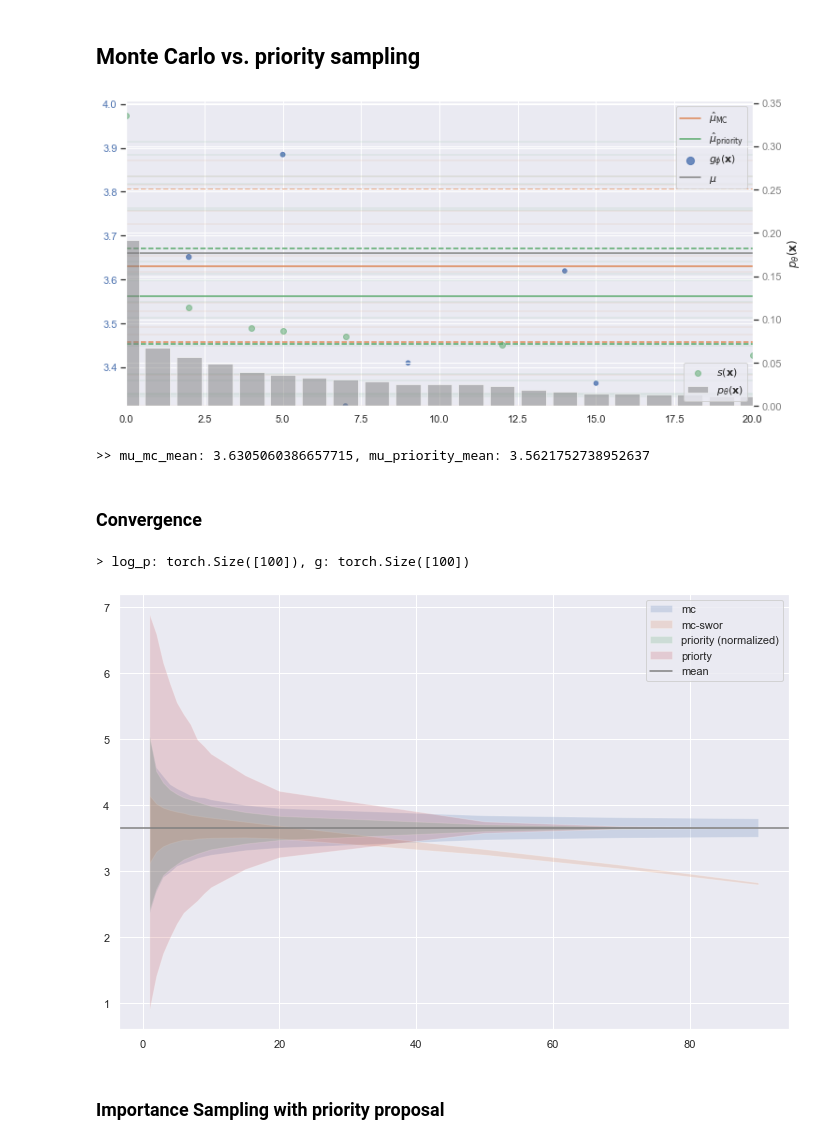
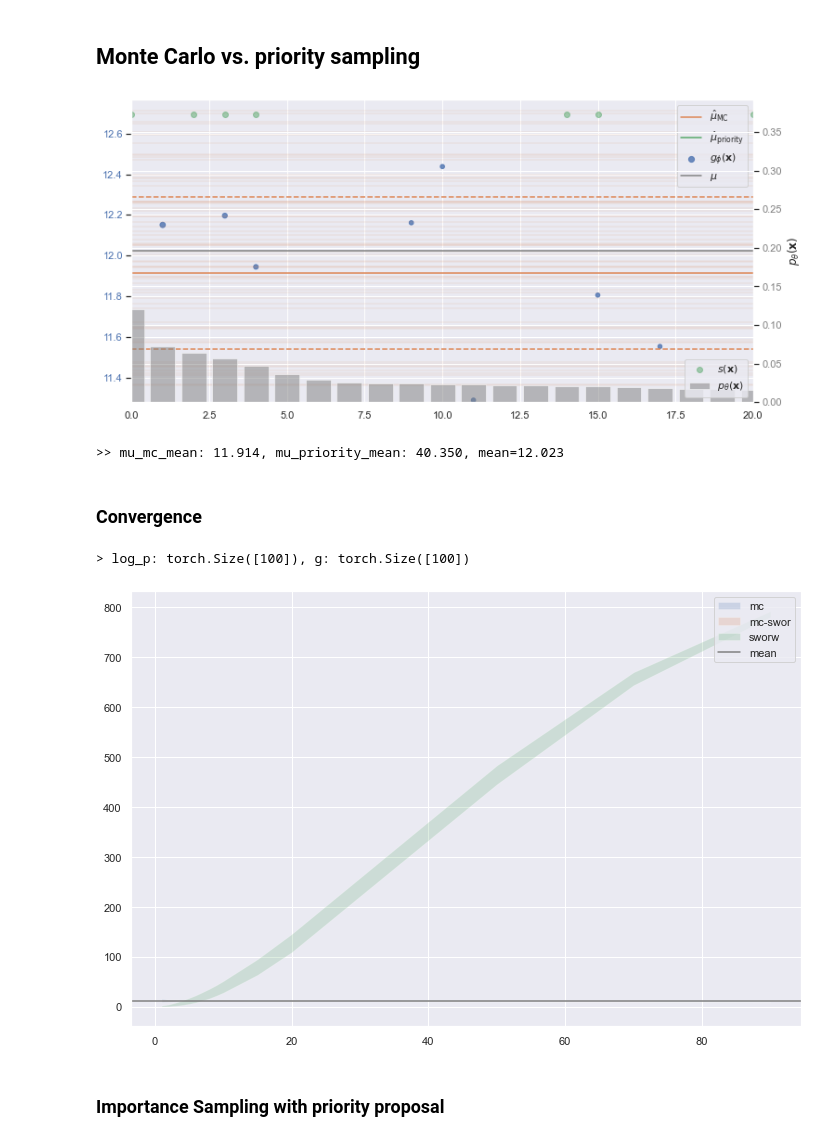
Before and after one commit to FindZebra/fz-openqa, a Jupyter notebook: notebooks/priority_sampling.ipynb, the cells around one changed output. Cells and saved outputs as stored; diff of their text form; code cells hidden in the pictures.

Commit message:
weighted MC notebook

```diff
--- a/notebooks/priority_sampling.ipynb
+++ b/notebooks/priority_sampling.ipynb
@@ -99,7 +78,7 @@ plt.show()
 ## Monte Carlo vs. priority sampling
 # %%
 m = 10
-n_samples = 20
+n_samples = 100
 log_p_ = log_p.view(1, -1).repeat(n_samples, 1)
 g_ = g.view(1, -1).repeat(n_samples, 1)
 
@@ -119,9 +98,9 @@ ax1.axhline(mu_mc_mean + 0.5 * mu_mc.std(-1), color=colors[1], alpha=1, linestyl
 ax1.axhline(mu_mc_mean - 0.5 * mu_mc.std(-1), color=colors[1], alpha=1, linestyle="--")
 
 # priority sampling estimate
-z, log_qz = priority_sample(log_p_, m, mode="exponential")
+z, log_qz = sworw_sample(log_p_, m)
 s = (log_p_.gather(dim=1, index=z) - log_qz).exp()
-s = s / s.sum(-1, keepdim=True)
+# s = s / s.sum(-1, keepdim=True)
 mu_priority = (s * g_.gather(dim=1, index=z)).sum(dim=1)
 for mu_priority_ in mu_priority[:100]:
     ax1.axhline(mu_priority_, color=colors[2], alpha=1e-1)
@@ -132,7 +111,8 @@ ax1.axhline(mu_priority_mean - 0.5 * mu_priority.std(-1), color=colors[2], alpha
 ax2.scatter(z[0], s[0].numpy(), label=r"$s(\mathbf{x})$", color=colors[2], alpha=0.5)
 
 # data
-ax1.scatter(x, g.numpy(), s=20 + (50 *log_p.exp().numpy())**2, label=r"$g_\phi(\mathbf{x})$", color=colors[0], alpha=0.8)
+ax1.scatter(x, g.numpy(), s=20 + (50 * log_p.exp().numpy()) ** 2, label=r"$g_\phi(\mathbf{x})$",
+            color=colors[0], alpha=0.8)
 ax2.bar(x, log_p.exp().numpy(), label=r"$p_\theta(\mathbf{x})$", color="gray", alpha=0.5)
 ax1.axhline(mu, color="gray", label="$\mu$")
 ax1.legend(loc="upper right", )
@@ -142,19 +122,15 @@ ax2.tick_params(axis="y", labelcolor="gray")
 plt.xlim(0, 20)
 ax1.set_ylim(mu - mu_mc.std(-1), mu + mu_mc.std(-1))
 plt.show()
-rich.print(f">> mu_mc_mean: {mu_mc_mean}, mu_priority_mean: {mu_priority_mean}")
+rich.print(f">> mu_mc_mean: {mu_mc_mean:.3f}, "
+           f"mu_priority_mean: {mu_priority_mean:.3f}, "
+           f"mean={mu:.3f}")
 # %% [output]
-[figure, old version]
+[figure, new version]
->> mu_mc_mean: 3.6305060386657715, mu_priority_mean: 3.5621752738952637
+>> mu_mc_mean: 11.914, mu_priority_mean: 40.350, mean=12.023
 # %% [markdown]
 ### Convergence
 # %%
-
-from typing import Tuple
-
-
-
-
 from collections import defaultdict
 
 rich.print(f"> log_p: {log_p.shape}, g: {g.shape}")
@@ -166,52 +142,54 @@ g_ = g.view(1, -1).repeat(n_samples, 1)
 f_ = f.view(1, -1).repeat(n_samples, 1)
 
 data = defaultdict(list)
-for m in [1, 2, 3, 4, 5, 6, 7, 8, 9, 10,15, 20, 50, 70, 90]:
+for m in [1, 2, 3, 4, 5, 6, 7, 8, 9, 10, 15, 20, 50, 70, 90]:
     data['m'] += [m]
     z = log_p_.exp().multinomial(m, replacement=True)
     mu_mc = g_.gather(dim=-1, index=z).mean(dim=1)
     mu_mc_upper = mu_mc.quantile(delta, dim=-1)
-    mu_mc_lower = mu_mc.quantile(1-delta, dim=-1)
+    mu_mc_lower = mu_mc.quantile(1 - delta, dim=-1)
     data['mc_upper'] += [mu_mc_upper.item()]
     data['mc_lower'] += [mu_mc_lower.item()]
 
     z = log_p_.exp().multinomial(m, replacement=False)
     mu_mc = g_.gather(dim=1, index=z).mean(dim=1)
     mu_mc_upper = mu_mc.mean(dim=-1) + 0.5 * mu_mc.std(-1)
     mu_mc_lower = mu_mc.mean(dim=-1) - 0.5 * mu_mc.std(-1)
     data['mc_rpl_upper'] += [mu_mc_upper.item()]
     data['mc_rpl_lower'] += [mu_mc_lower.item()]
 
-    z, log_qz = priority_sample(f_, m, mode="uniform")
+    z, log_qz = sworw_sample(f_, m, mode="uniform")
     w = (log_p_.gather(dim=1, index=z) - log_qz).exp()
-    w = w / w.sum(1, keepdim=True)
+    # w = w / w.sum(1, keepdim=True)
     mu_priority = (w * g_.gather(dim=1, index=z)).sum(dim=1)
     mu_priority_upper = mu_priority.quantile(delta, dim=-1)
-    mu_priority_lower = mu_priority.quantile(1-delta, dim=-1)
+    mu_priority_lower = mu_priority.quantile(1 - delta, dim=-1)
     data['priority_upper'] += [mu_priority_upper.item()]
     data['priority_lower'] += [mu_priority_lower.item()]
     data['priority_w'] += [w]
 
-    z, log_qz = priority_sample(f_, m, mode="uniform")
-    w = (log_p_.gather(dim=1, index=z) - log_qz).exp()
-    mu_priority = (w * g_.gather(dim=1, index=z)).sum(dim=1)
-    mu_priority_upper = mu_priority.quantile(delta, dim=-1)
-    mu_priority_lower = mu_priority.quantile(1-delta, dim=-1)
-    data['exp_priority_upper'] += [mu_priority_upper.item()]
-    data['exp_priority_lower'] += [mu_priority_lower.item()]
-
+    # z, log_qz = weighted_mc_sample(f_, m)
+    # w = (log_p_.gather(dim=1, index=z) - log_qz).exp()
+    # mu_priority = (w * g_.gather(dim=1, index=z)).sum(dim=1)
+    # mu_priority_upper = mu_priority.quantile(delta, dim=-1)
+    # mu_priority_lower = mu_priority.quantile(1 - delta, dim=-1)
+    # data['exp_priority_upper'] += [mu_priority_upper.item()]
+    # data['exp_priority_lower'] += [mu_priority_lower.item()]
 
 plt.fill_between(data['m'], data['mc_lower'], data['mc_upper'], label='mc', alpha=0.2)
 plt.fill_between(data['m'], data['mc_rpl_lower'], data['mc_rpl_upper'], label='mc-swor', alpha=0.2)
-plt.fill_between(data['m'], data['priority_lower'], data['priority_upper'], label='priority (normalized)', alpha=0.2)
-plt.fill_between(data['m'], data['exp_priority_lower'], data['exp_priority_upper'], label='priorty', alpha=0.2)
+plt.fill_between(data['m'], data['priority_lower'], data['priority_upper'], label='sworw',
+                 alpha=0.2)
+# plt.fill_between(data['m'], data['exp_priority_lower'], data['exp_priority_upper'],
+#                  label='weighted-mc',
+#                  alpha=0.2)
 plt.axhline(mu, label="mean", color="gray")
 plt.legend()
 # plt.ylim(mu - 1, mu + 1)
 plt.show()
 # %% [output]
 > log_p: torch.Size([100]), g: torch.Size([100])
-[figure, old version]
+[figure, new version]
 # %% [markdown]
 ### Importance Sampling with priority proposal
 # %%
```
Also changed, not shown: parts of 6 cells of this notebook, 2 other files.
